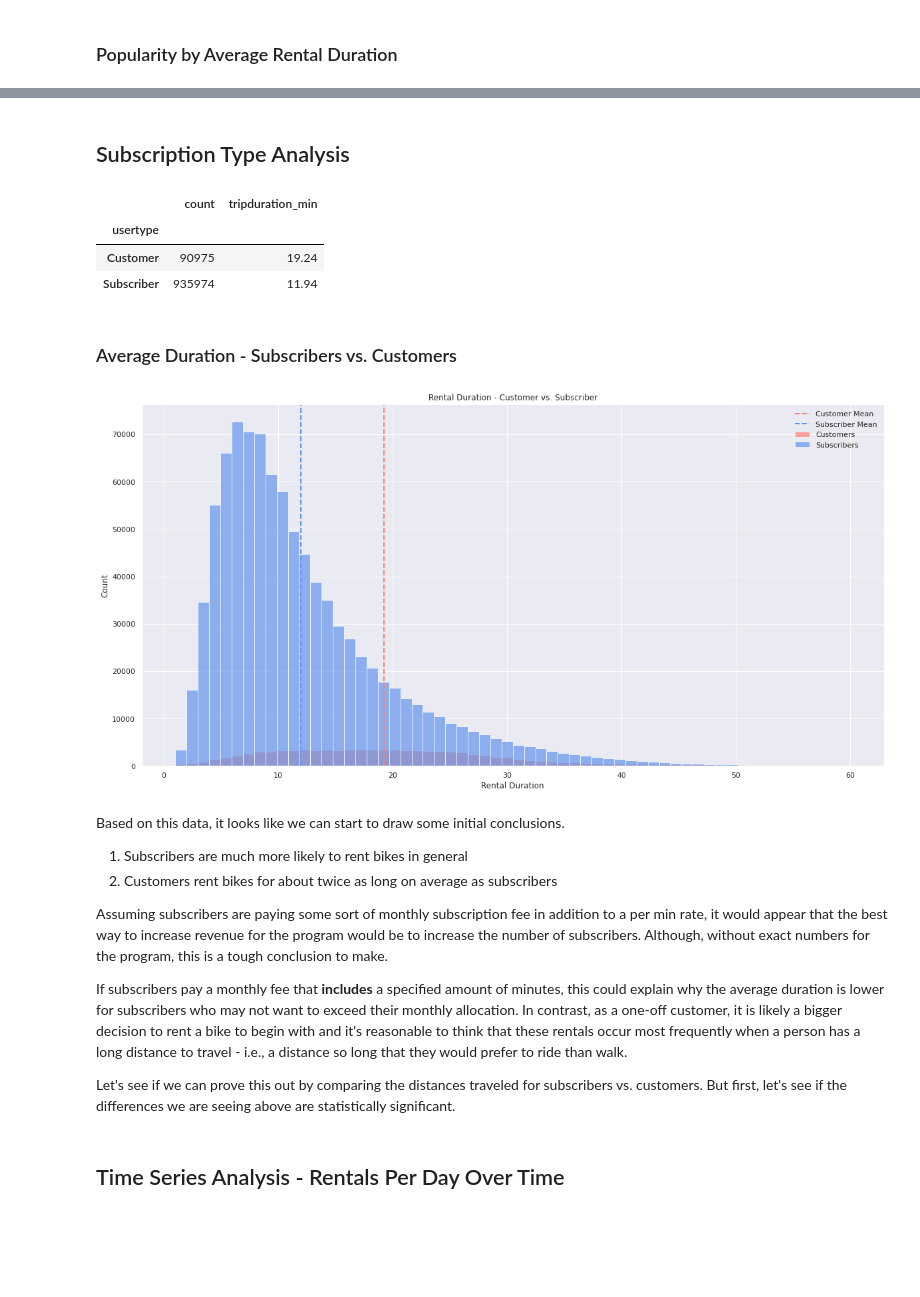
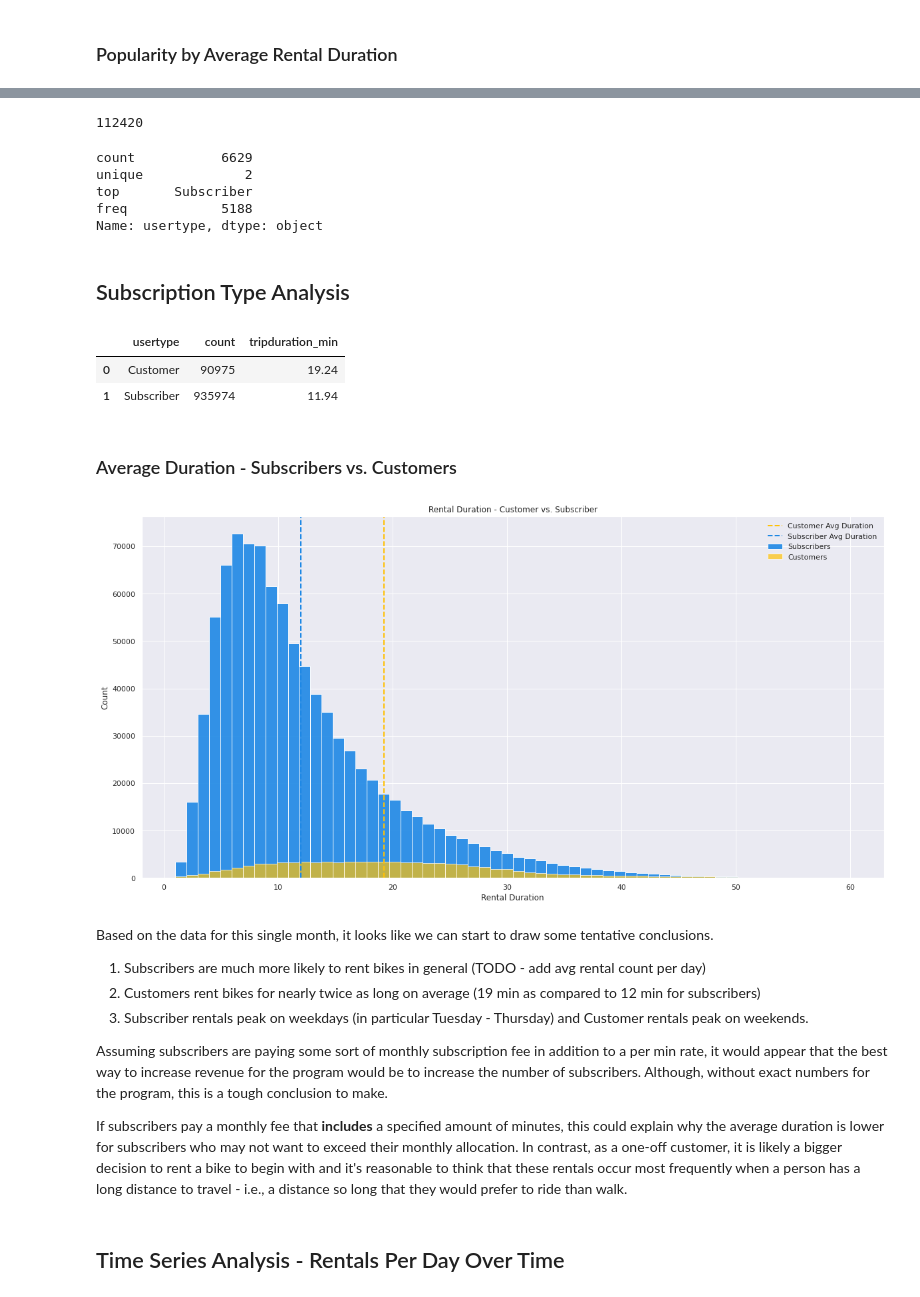
Before and after one commit to stevenrhart/bike-rentals, a Jupyter notebook: notebooks/Bike_Rentals.ipynb, the cells around one changed output, grey strips where cells are left out. Drawn from its saved outputs; the diff is of its cells as text; code cells hidden in the pictures; blank space fills up the shorter version.

```diff
--- a/notebooks/Bike_Rentals.ipynb
+++ b/notebooks/Bike_Rentals.ipynb
@@ -377,44 +419,62 @@ df.pivot_table(index=["start_station_name"], values=["count","tripduration_min"]
+# %%
+short_trips = df[df.tripduration_min < 5]
+short_trips.shape[0]
+# %% [output]
+112420
+# %%
+short_trips_same_station = short_trips[short_trips.start_station_name == short_trips.end_station_name]
+short_trips_same_station.usertype.describe()
+# %% [output]
+count           6629
+unique             2
+top       Subscriber
+freq            5188
+Name: usertype, dtype: object
 # %% [markdown]
 ## Subscription Type Analysis
 # %%
 # Determine average duration for subscriber vs. customer
 df.pivot_table(index=["usertype"], values=["count","tripduration_min"],\
                   aggfunc={"count": np.sum,"tripduration_min": np.mean}).\
-                  sort_values("tripduration_min", ascending=False).head(10)
+                  sort_values("tripduration_min", ascending=False).reset_index()
 # %% [output]
-|  | count | tripduration_min |
-| usertype |  |  |
-| Customer | 90975 | 19.24 |
-| Subscriber | 935974 | 11.94 |
+|  | usertype | count | tripduration_min |
+| 0 | Customer | 90975 | 19.24 |
+| 1 | Subscriber | 935974 | 11.94 |
 # %% [markdown]
 ### Average Duration - Subscribers vs. Customers
 # %%
 # Plot a histogram of avg rental duration for customers vs. subscribers
 x_cus = df[df['usertype'] == 'Customer'].tripduration_min
 x_sub = df[df['usertype'] == 'Subscriber'].tripduration_min
 
 plt.figure(figsize=(20,10))
-plt.hist(x_cus, bins=60, range=(1,60), color='salmon', alpha=0.7, label='Customers')
-plt.hist(x_sub, bins=60, range=(1,60), color='cornflowerblue', alpha=0.7, label='Subscribers')
-plt.axvline(x_cus.mean(), color='salmon', linestyle='dashed', linewidth=2, label='Customer Mean')
-plt.axvline(x_sub.mean(), color='cornflowerblue', linestyle='dashed', linewidth=2, label='Subscriber Mean')
+
+# plot histogram for each type
+plt.hist(x_sub, bins=60, range=(1,60), color='#1E88E5', alpha=0.9, label='Subscribers')
+plt.hist(x_cus, bins=60, range=(1,60), color='#FFC107', alpha=0.7, label='Customers')
+
+# plot the average for each type
+plt.axvline(x_sub.mean(), color='#1E88E5', linestyle='dashed', linewidth=2, label='Subscriber Avg Duration')
+plt.axvline(x_cus.mean(), color='#FFC107', linestyle='dashed', linewidth=2, label='Customer Avg Duration')
+
+# Formatting and Labels
 plt.xlabel("Rental Duration")
 plt.ylabel("Count")
 plt.title('Rental Duration - Customer vs. Subscriber')
 plt.legend(loc='upper right');
 # %% [output]
-[figure, old version]
+[figure, new version]
 # %% [markdown]
-Based on this data, it looks like we can start to draw some initial conclusions.
+Based on the data for this single month, it looks like we can start to draw some tentative conclusions.
 
-1. Subscribers are much more likely to rent bikes in general
-2. Customers rent bikes for about twice as long on average as subscribers
+1. Subscribers are much more likely to rent bikes in general (TODO - add avg rental count per day)
+2. Customers rent bikes for nearly twice as long on average (19 min as compared to 12 min for subscribers)
+3. Subscriber rentals peak on weekdays (in particular Tuesday - Thursday) and Customer rentals peak on weekends.
 
 Assuming subscribers are paying some sort of monthly subscription fee in addition to a per min rate, it would appear that the best way to increase revenue for the program would be to increase the number of subscribers. Although, without exact numbers for the program, this is a tough conclusion to make.
 
 If subscribers pay a monthly fee that **includes** a specified amount of minutes, this could explain why the average duration is lower for subscribers who may not want to exceed their monthly allocation. In contrast, as a one-off customer, it is likely a bigger decision to rent a bike to begin with and it's reasonable to think that these rentals occur most frequently when a person has a long distance to travel - i.e., a distance so long that they would prefer to ride than walk.
-
-Let's see if we can prove this out by comparing the distances traveled for subscribers vs. customers. But first, let's see if the differences we are seeing above are statistically significant.
 # %% [markdown]
 ## Time Series Analysis - Rentals Per Day Over Time
 # %%
```
Also changed, not shown: parts of 42 cells of this notebook, 1 other file.
